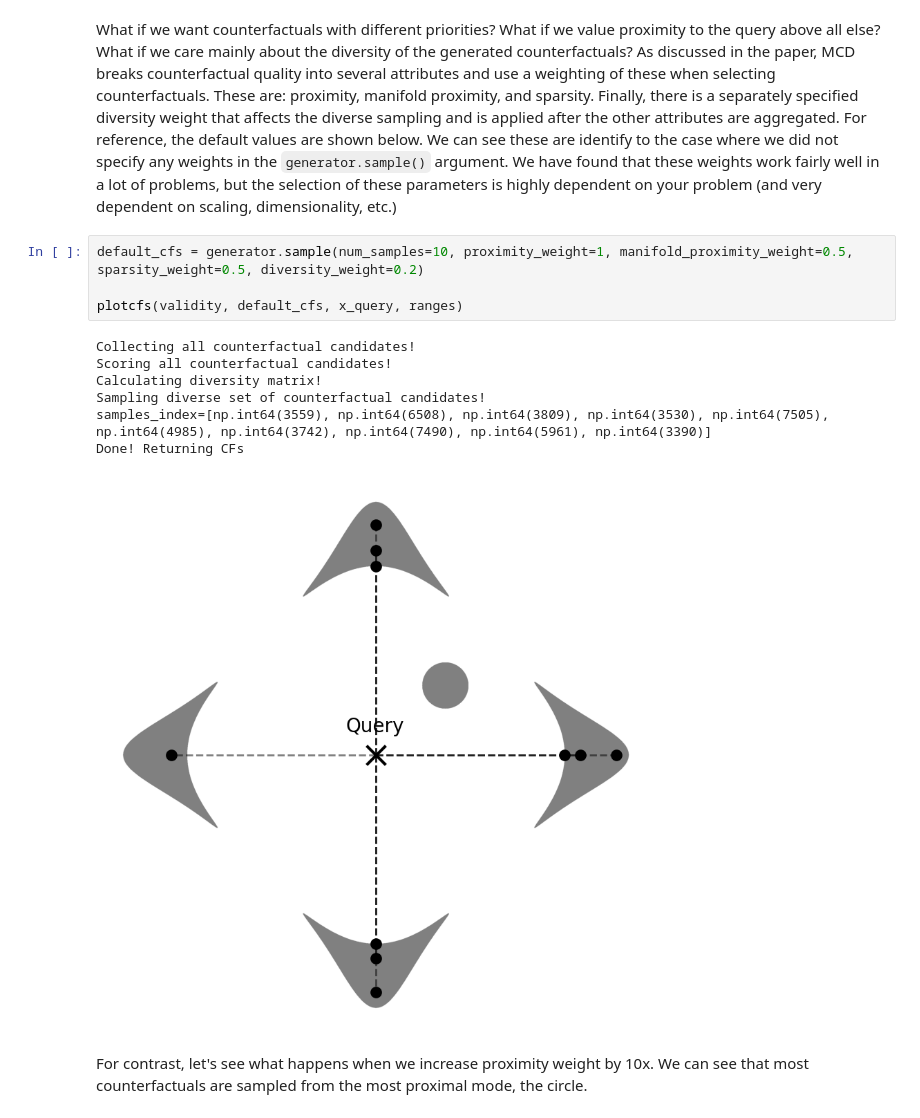
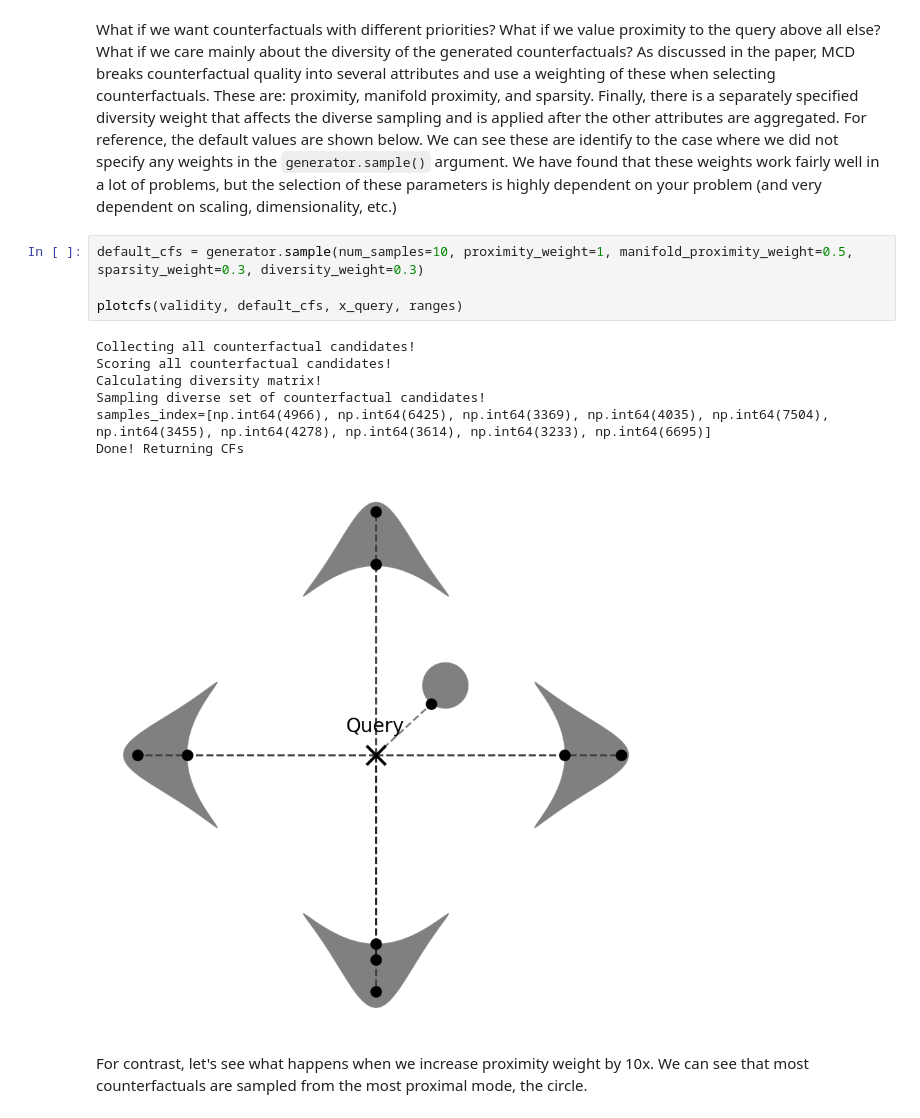
Before and after one commit to Lyleregenwetter/Multiobjective-Counterfactuals-for-Design, a Jupyter notebook: Getting Started/Introduction Notebook 3.ipynb, the cells around one changed output. Cells and saved outputs as stored; diff of their text form.

```diff
--- a/Getting Started/Introduction Notebook 3.ipynb
+++ b/Getting Started/Introduction Notebook 3.ipynb
@@ -162,17 +162,17 @@ plotcfs(validity, generator._all_cf_x, x_query, ranges, links=False) #plot all c
 # %% [markdown]
 What if we want counterfactuals with different priorities? What if we value proximity to the query above all else? What if we care mainly about the diversity of the generated counterfactuals? As discussed in the paper, MCD breaks counterfactual quality into several attributes and use a weighting of these when selecting counterfactuals. These are: proximity, manifold proximity, and sparsity. Finally, there is a separately specified diversity weight that affects the diverse sampling and is applied after the other attributes are aggregated. For reference, the default values are shown below. We can see these are identify to the case where we did not specify any weights in the `generator.sample()` argument. We have found that these weights work fairly well in a lot of problems, but the selection of these parameters is highly dependent on your problem (and very dependent on scaling, dimensionality, etc.)
 # %%
-default_cfs = generator.sample(num_samples=10, proximity_weight=1, manifold_proximity_weight=0.5, sparsity_weight=0.5, diversity_weight=0.2)
+default_cfs = generator.sample(num_samples=10, proximity_weight=1, manifold_proximity_weight=0.5, sparsity_weight=0.3, diversity_weight=0.3)
 
 plotcfs(validity, default_cfs, x_query, ranges)
 # %% [output]
 Collecting all counterfactual candidates!
 Scoring all counterfactual candidates!
 Calculating diversity matrix!
 Sampling diverse set of counterfactual candidates!
-samples_index=[np.int64(3559), np.int64(6508), np.int64(3809), np.int64(3530), np.int64(7505), np.int64(4985), np.int64(3742), np.int64(7490), np.int64(5961), np.int64(3390)]
+samples_index=[np.int64(4966), np.int64(6425), np.int64(3369), np.int64(4035), np.int64(7504), np.int64(3455), np.int64(4278), np.int64(3614), np.int64(3233), np.int64(6695)]
 Done! Returning CFs
-[figure, old version]
+[figure, new version]
 # %% [markdown]
 For contrast, let's see what happens when we increase proximity weight by 10x. We can see that most counterfactuals are sampled from the most proximal mode, the circle.
 # %%
```
Also changed, not shown: parts of 12 cells of this notebook, 3 other files.
